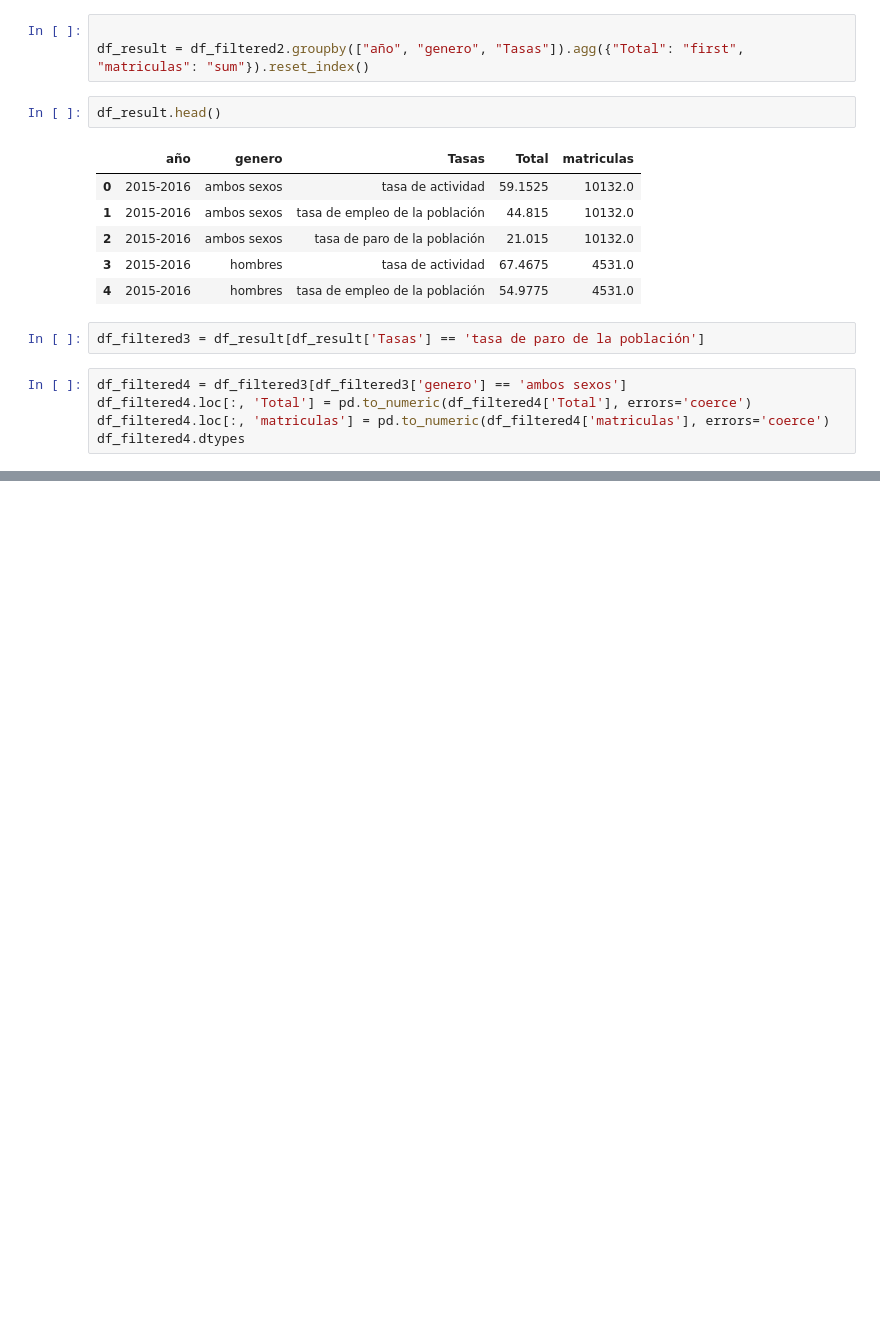
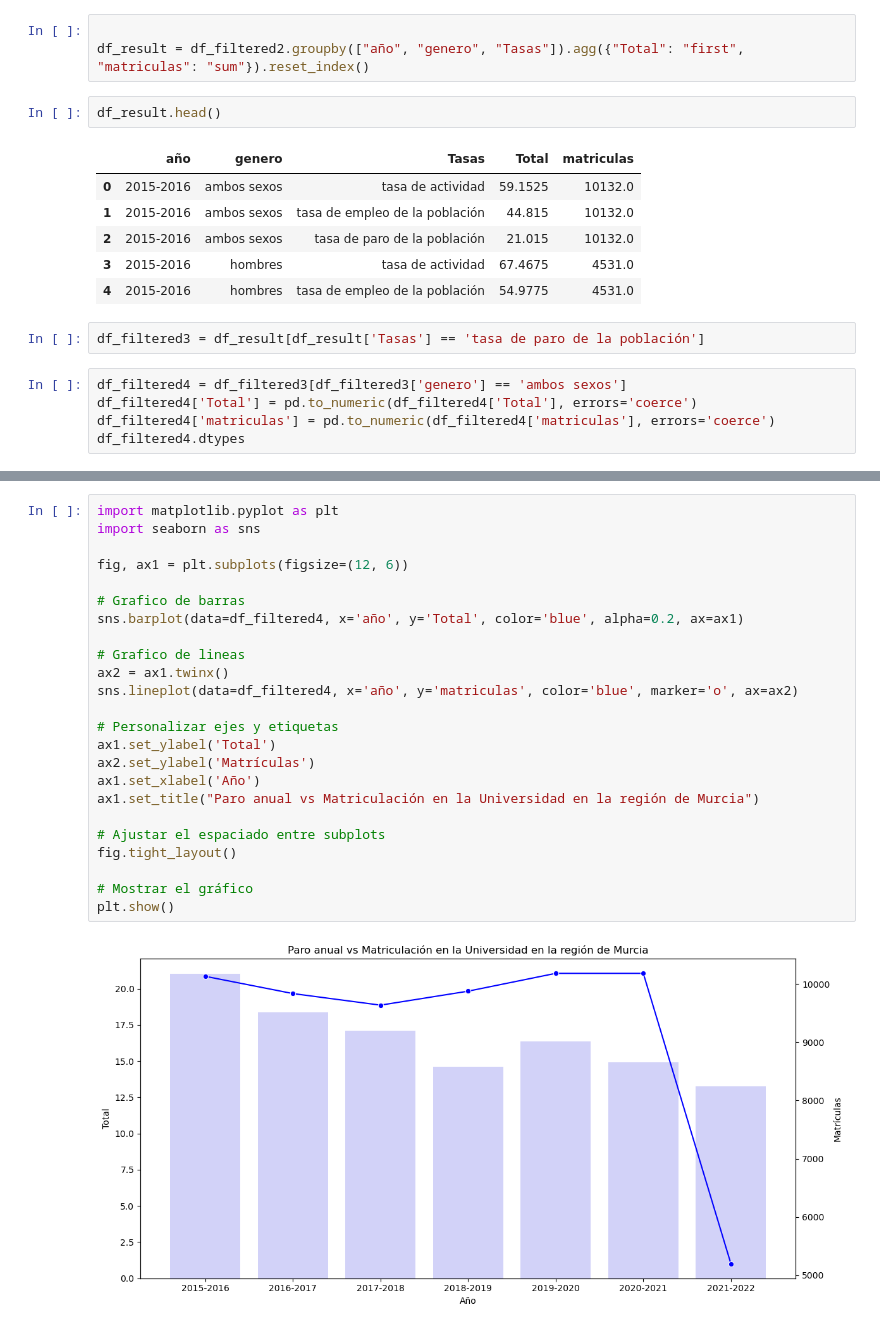
Before and after one commit to valentincortespuya/ETL_project, a Jupyter notebook: notebooks/graficos.ipynb, the cells around one changed output, grey strips where cells are left out. Saved outputs shown, nothing was run; the diff lists cells and outputs as text; blank space fills up the shorter version.

```diff
--- a/notebooks/graficos.ipynb
+++ b/notebooks/graficos.ipynb
@@ -147,7 +69,7 @@ df_result.head()
 df_filtered3 = df_result[df_result['Tasas'] == 'tasa de paro de la población']
 # %%
 df_filtered4 = df_filtered3[df_filtered3['genero'] == 'ambos sexos']
-df_filtered4.loc[:, 'Total'] = pd.to_numeric(df_filtered4['Total'], errors='coerce')
-df_filtered4.loc[:, 'matriculas'] = pd.to_numeric(df_filtered4['matriculas'], errors='coerce')
+df_filtered4['Total'] = pd.to_numeric(df_filtered4['Total'], errors='coerce')
+df_filtered4['matriculas'] = pd.to_numeric(df_filtered4['matriculas'], errors='coerce')
 df_filtered4.dtypes
 # %% [output]
@@ -189,0 +103,26 @@ ValueError: could not convert string to float: 'tasa de paro de la población'
+# %%
+import matplotlib.pyplot as plt
+import seaborn as sns
+
+fig, ax1 = plt.subplots(figsize=(12, 6))
+
+# Grafico de barras
+sns.barplot(data=df_filtered4, x='año', y='Total', color='blue', alpha=0.2, ax=ax1)
+
+# Grafico de lineas
+ax2 = ax1.twinx()
+sns.lineplot(data=df_filtered4, x='año', y='matriculas', color='blue', marker='o', ax=ax2)
+
+# Personalizar ejes y etiquetas
+ax1.set_ylabel('Total')
+ax2.set_ylabel('Matrículas')
+ax1.set_xlabel('Año')
+ax1.set_title("Paro anual vs Matriculación en la Universidad en la región de Murcia")
+
+# Ajustar el espaciado entre subplots
+fig.tight_layout()
+
+# Mostrar el gráfico
+plt.show()
+# %% [output]
+[figure, added]
```
Also changed, not shown: parts of 29 cells of this notebook, 3 other files.
